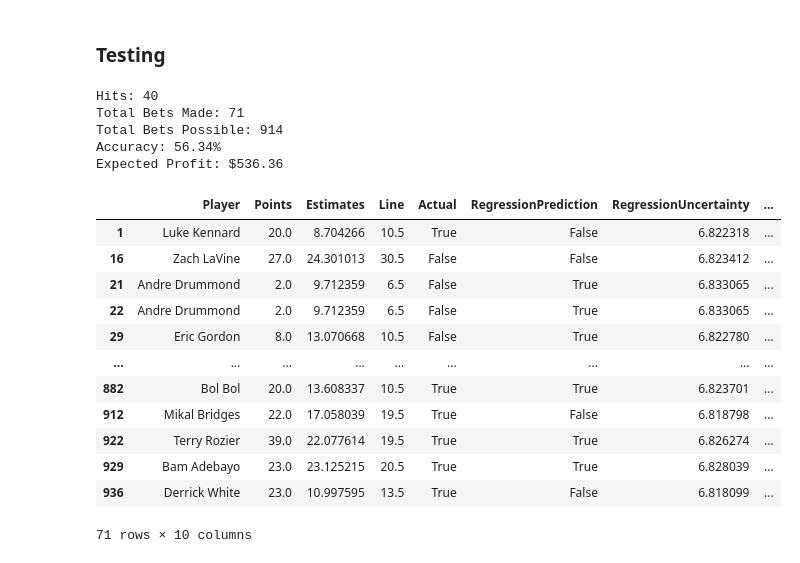
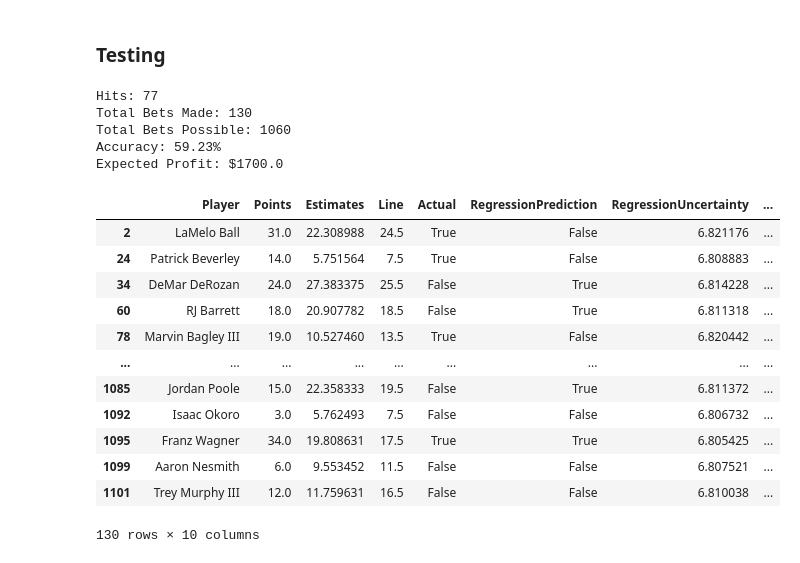
Before and after one commit to apsankaran/SportsBetting, a Jupyter notebook: Model.ipynb, the cells around one changed output. Cells and saved outputs as stored; diff of their text form; code cells hidden in the pictures.

```diff
--- a/Model.ipynb
+++ b/Model.ipynb
@@ -441,7 +441,7 @@ if (False):
 # %%
 # returns only selected features of X
 
-def select_regression_features(X, y):
+def select_features(X, y):
 
     feature_selection_pipeline = Pipeline([
         ('scaler',StandardScaler()),
@@ -485,7 +479,7 @@ def regression_probability(line, estimate, uncertainty):
 #### Prepare Training/Testing Data
 
 # remove data before a given date
-df = df[df['Date'] >= '2022-11-18']
+df = df[df['Date'] >= '2022-11-07']
 
 # drop na values
 
@@ -562,7 +562,7 @@ n = len(X) # sample size
 X = X_saved
 
 # Feature Selection
-X = select_regression_features(X, pts)
+X = select_features(X, pts)
 
 # sample size
 n = len(X)
@@ -630,7 +630,8 @@ Average Uncertainty: 6.83
 # %%
 X = X_saved
 
-# Feature Selection ??
+# Feature Selection based on X and POINTS
+X = select_features(X, pts)
 
 # add line as input col ??
 X['Line'] = lines
@@ -690,48 +701,48 @@ Index(['Player_PPG', 'Player_MP', 'Player_FGM', 'Player_FGA', 'Player_FG%',
 # combine Regression and Classification DataFrames
 on = ['Player', 'Points', 'Line', 'Actual']
 prediction_df = pd.merge(regression_df,classification_df, on=on)
 prediction_df
 
 # only select bets where predictions match
 prediction_df = prediction_df[prediction_df['RegressionPrediction'] == prediction_df['ClassificationPrediction']]
 
 # minimum probability thresholds for bets
 prediction_df = prediction_df[prediction_df['RegressionProbability'] > 60]
-prediction_df = prediction_df[prediction_df['ClassificationProbability'] > 98]
+prediction_df = prediction_df[prediction_df['ClassificationProbability'] > 60]
 
 # results
 correct_bets = sum(prediction_df['Actual'] == prediction_df['ClassificationPrediction'])
 total_bets = len(prediction_df['Actual'])
 incorrect_bets = total_bets - correct_bets
 accuracy = correct_bets/total_bets
 
 # calculate expected profit if every bet is -110 odds and $100 is placed on every bet
 EV = (100*100/110)*correct_bets - 100*incorrect_bets
 
 # results
 print("Hits:", correct_bets)
 print("Total Bets Made:", total_bets)
 print("Total Bets Possible:", n-int(p*n))
 print("Accuracy: " + str(round(accuracy*100,2)) + "%")
 print("Expected Profit: $" + str(round(EV,2)))
 
 prediction_df
 # %% [output]
-Hits: 40
-Total Bets Made: 71
-Total Bets Possible: 914
-Accuracy: 56.34%
-Expected Profit: $536.36
+Hits: 77
+Total Bets Made: 130
+Total Bets Possible: 1060
+Accuracy: 59.23%
+Expected Profit: $1700.0
 |  | Player | Points | Estimates | Line | Actual | RegressionPrediction | RegressionUncertainty | ... |
-| 1 | Luke Kennard | 20.0 | 8.704266 | 10.5 | True | False | 6.822318 | ... |
-| 16 | Zach LaVine | 27.0 | 24.301013 | 30.5 | False | False | 6.823412 | ... |
-| 21 | Andre Drummond | 2.0 | 9.712359 | 6.5 | False | True | 6.833065 | ... |
-| 22 | Andre Drummond | 2.0 | 9.712359 | 6.5 | False | True | 6.833065 | ... |
-| 29 | Eric Gordon | 8.0 | 13.070668 | 10.5 | False | True | 6.822780 | ... |
+| 2 | LaMelo Ball | 31.0 | 22.308988 | 24.5 | True | False | 6.821176 | ... |
+| 24 | Patrick Beverley | 14.0 | 5.751564 | 7.5 | True | False | 6.808883 | ... |
+| 34 | DeMar DeRozan | 24.0 | 27.383375 | 25.5 | False | True | 6.814228 | ... |
+| 60 | RJ Barrett | 18.0 | 20.907782 | 18.5 | False | True | 6.811318 | ... |
+| 78 | Marvin Bagley III | 19.0 | 10.527460 | 13.5 | True | False | 6.820442 | ... |
 | ... | ... | ... | ... | ... | ... | ... | ... | ... |
-| 882 | Bol Bol | 20.0 | 13.608337 | 10.5 | True | True | 6.823701 | ... |
-| 912 | Mikal Bridges | 22.0 | 17.058039 | 19.5 | True | False | 6.818798 | ... |
-| 922 | Terry Rozier | 39.0 | 22.077614 | 19.5 | True | True | 6.826274 | ... |
-| 929 | Bam Adebayo | 23.0 | 23.125215 | 20.5 | True | True | 6.828039 | ... |
-| 936 | Derrick White | 23.0 | 10.997595 | 13.5 | True | False | 6.818099 | ... |
+| 1085 | Jordan Poole | 15.0 | 22.358333 | 19.5 | False | True | 6.811372 | ... |
+| 1092 | Isaac Okoro | 3.0 | 5.762493 | 7.5 | False | False | 6.806732 | ... |
+| 1095 | Franz Wagner | 34.0 | 19.808631 | 17.5 | True | True | 6.805425 | ... |
+| 1099 | Aaron Nesmith | 6.0 | 9.553452 | 11.5 | False | False | 6.807521 | ... |
+| 1101 | Trey Murphy III | 12.0 | 11.759631 | 16.5 | False | False | 6.810038 | ... |
-71 rows × 10 columns
+130 rows × 10 columns
```
Also changed, not shown: parts of 5 cells of this notebook.
